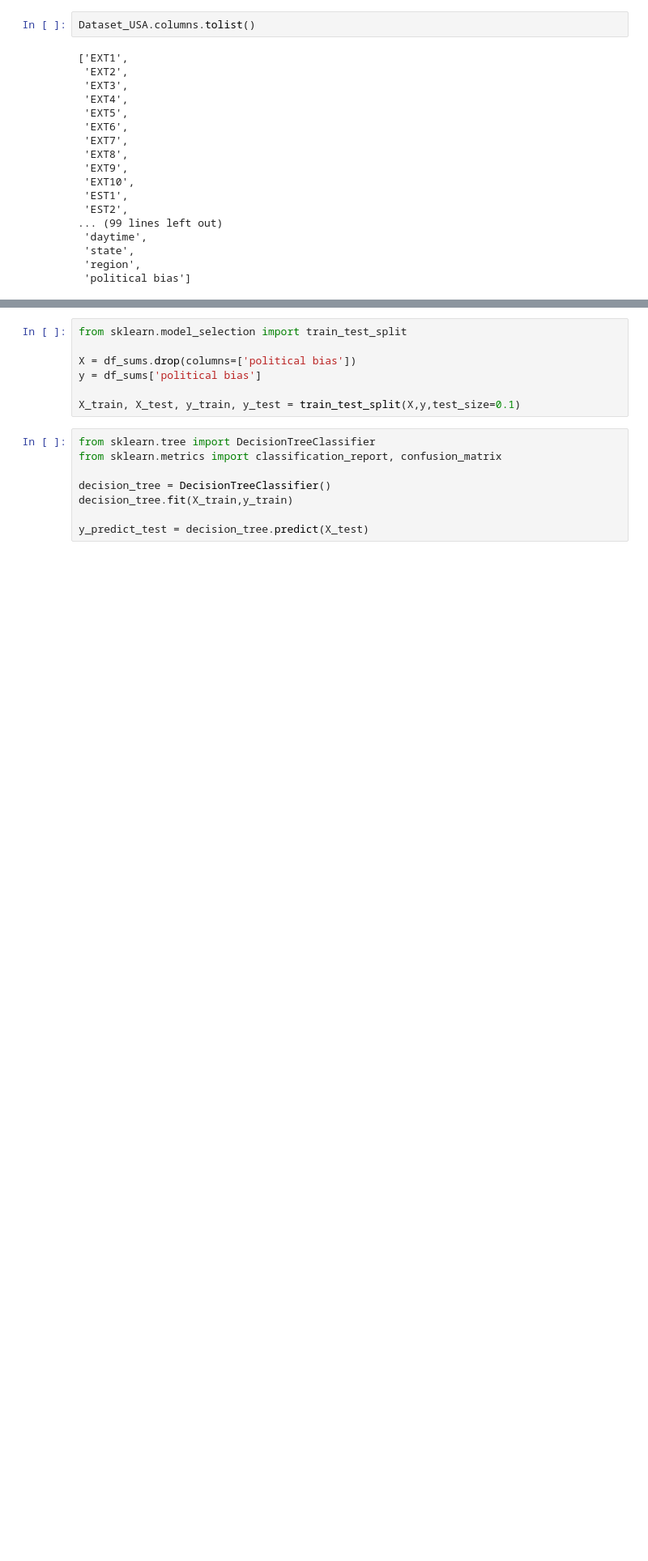
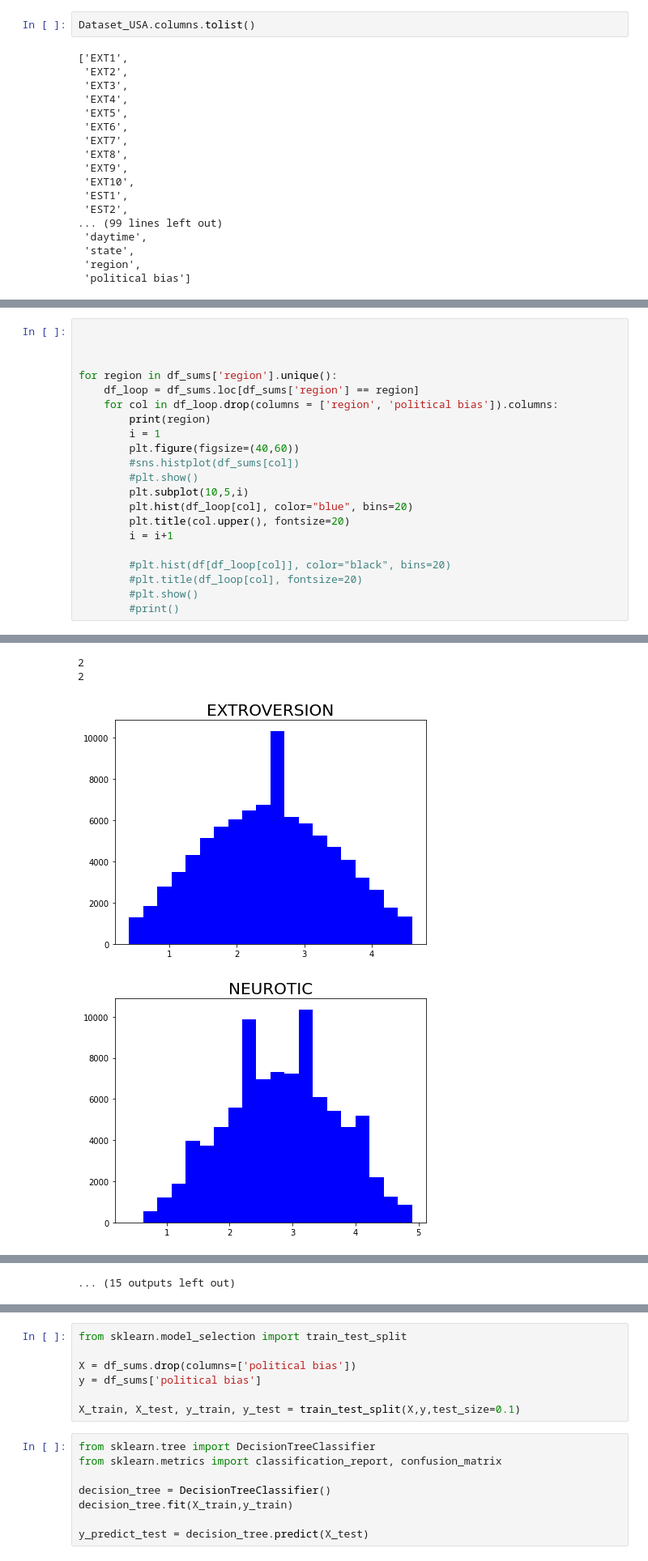
Before and after one commit to marvin2311/BigFive_Personality_Analysis, a Jupyter notebook: Notebook_Eric.ipynb, the cells around one changed output, grey strips where cells are left out. Shown at 81% size. Saved outputs shown, nothing was run; the diff lists cells and outputs as text; blank space fills up the shorter version.

```diff
--- a/Notebook_Eric.ipynb
+++ b/Notebook_Eric.ipynb
@@ -761,0 +819,22 @@ df_sums.head()
+# %%
+
+
+
+for region in df_sums['region'].unique():
+    df_loop = df_sums.loc[df_sums['region'] == region]
+    for col in df_loop.drop(columns = ['region', 'political bias']).columns:
+        print(region)
+        i = 1
+        plt.figure(figsize=(40,60))
+        #sns.histplot(df_sums[col])
+        #plt.show()
+        plt.subplot(10,5,i)
+        plt.hist(df_loop[col], color="blue", bins=20)
+        plt.title(col.upper(), fontsize=20)
+        i = i+1
+
+        #plt.hist(df[df_loop[col]], color="black", bins=20)
+        #plt.title(df_loop[col], fontsize=20)
+        #plt.show()
+        #print()
+# %% [output]
@@ -761,0 +858,4 @@ df_sums.head()
+2
+2
+[figure, added]
+[figure, added]
@@ -761,0 +870 @@ df_sums.head()
+... (15 outputs left out)
```
Also changed, not shown: parts of 7 cells of this notebook.
